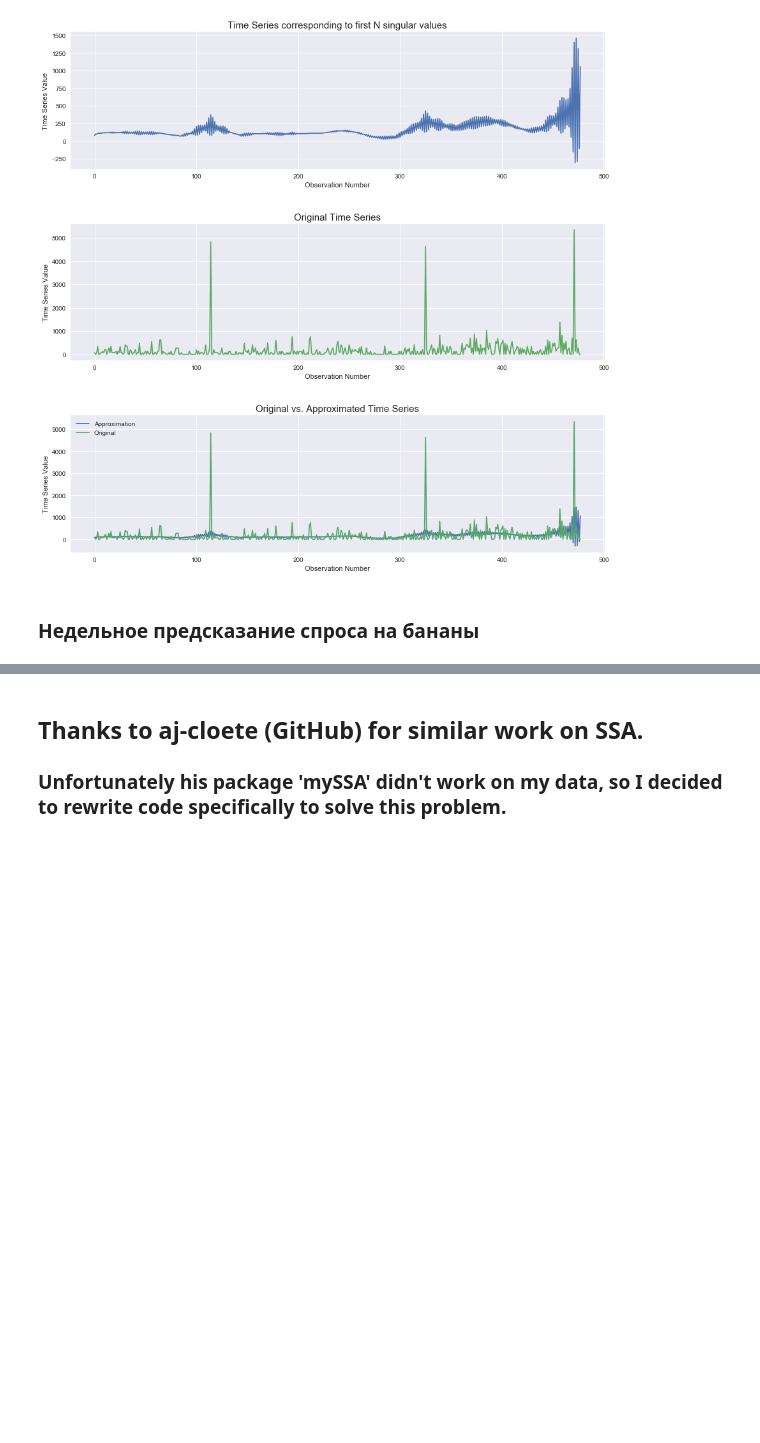
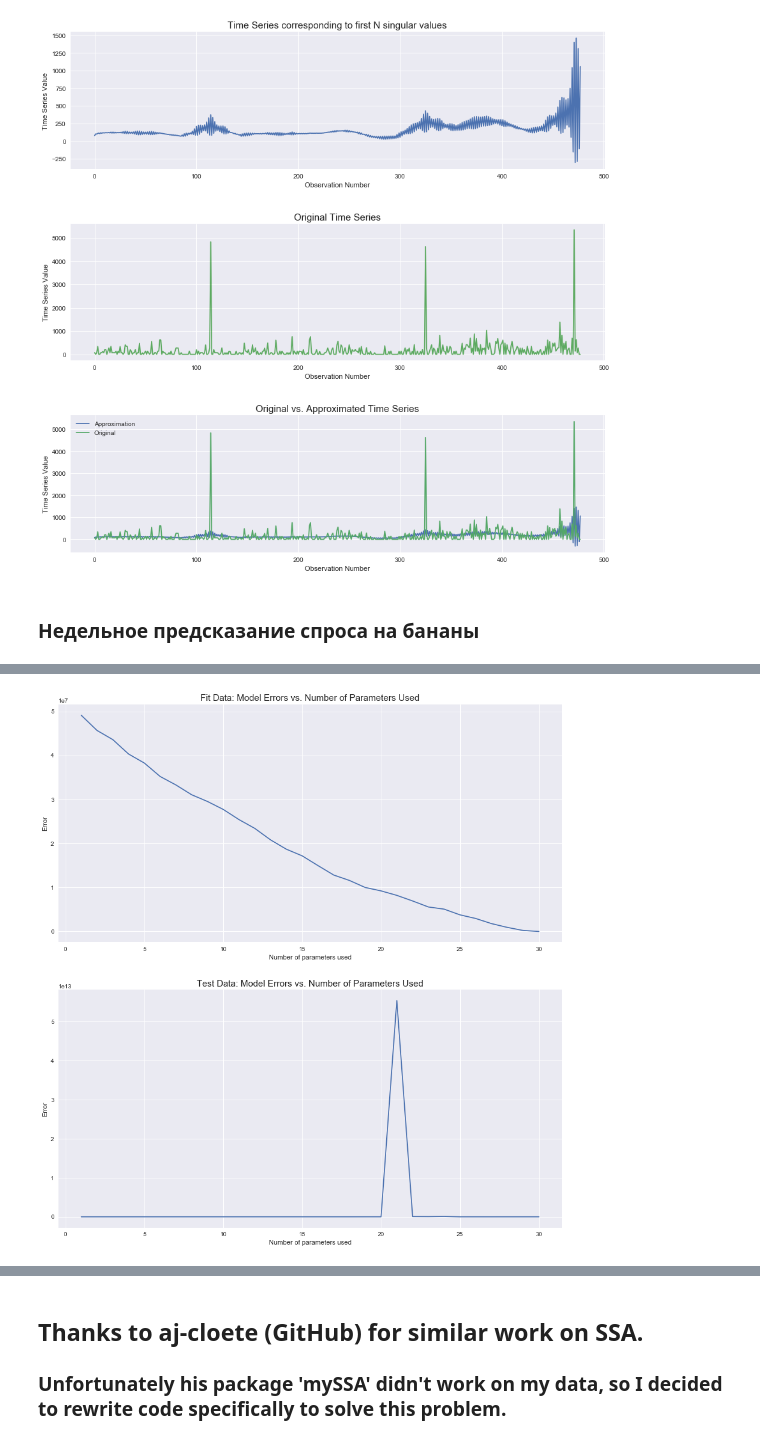
Before and after one commit to Intelligent-Systems-Phystech/StartCode, a Jupyter notebook: Akhiarov2018Problem20/main.ipynb, the cells around one changed output, grey strips where cells are left out. Drawn from its saved outputs; the diff is of its cells as text; code cells hidden in the pictures; blank space fills up the shorter version.

```diff
--- a/Akhiarov2018Problem20/main.ipynb
+++ b/Akhiarov2018Problem20/main.ipynb
@@ -201,0 +221,45 @@ ax.grid()
+# %%
+fit_len = int(8 * len(series) / 10)
+test_len = len(series) - fit_len
+# %%
+X, U, s, V, X_ith = Decompose(series[:fit_len], period)
+
+#
+# Fit period errors
+#
+
+fit_errors = []
+test_errors = []
+for param_num in range(1, period + 1):  # period = len(X_ith)  # param_num = singular_values
+    approximation = AntiDiagonalAveraging(sum([X_ith[i] for i in range(param_num)]))
+    fit_errors = np.append(fit_errors, (np.cumsum((series[:fit_len] - approximation) ** 2))[-1:].values)
+fit_errors = pd.Series(fit_errors)
+fit_errors.index = range(1, period + 1)
+
+sns.set(style='dark')
+fig, ax = plt.subplots(nrows=2, ncols=1, figsize=(15, 8 * 2))
+ax[0].plot(fit_errors, label='Fit Errors');
+ax[0].set_title('Fit Data: Model Errors vs. Number of Parameters Used', fontsize=15)
+ax[0].set_ylabel('Error')
+ax[0].set_xlabel('Number of parameters used')
+ax[0].grid()
+
+#
+# Test period errors
+#
+
+predictions = test_len
+Contributions = np.power(s, 2) / np.linalg.norm(X) ** 2  # contribution of each singular value
+for singular_values in range(1, period + 1):
+    series_forecast, series_len = getForecast(series[:fit_len], predictions, X, U, singular_values, Contributions)
+    test_errors = np.append(test_errors, np.cumsum((series[fit_len:] - series_forecast[fit_len:]) ** 2)[-1:].values)
+test_errors = pd.Series(test_errors)
+test_errors.index = range(1, period + 1)
+
+ax[1].plot(test_errors, label='Test Errors');
+ax[1].set_title('Test Data: Model Errors vs. Number of Parameters Used', fontsize=15)
+ax[1].set_ylabel('Error')
+ax[1].set_xlabel('Number of parameters used')
+ax[1].grid()
+# %% [output]
+[figure, added]
```
Also changed, not shown: parts of 13 cells of this notebook.
